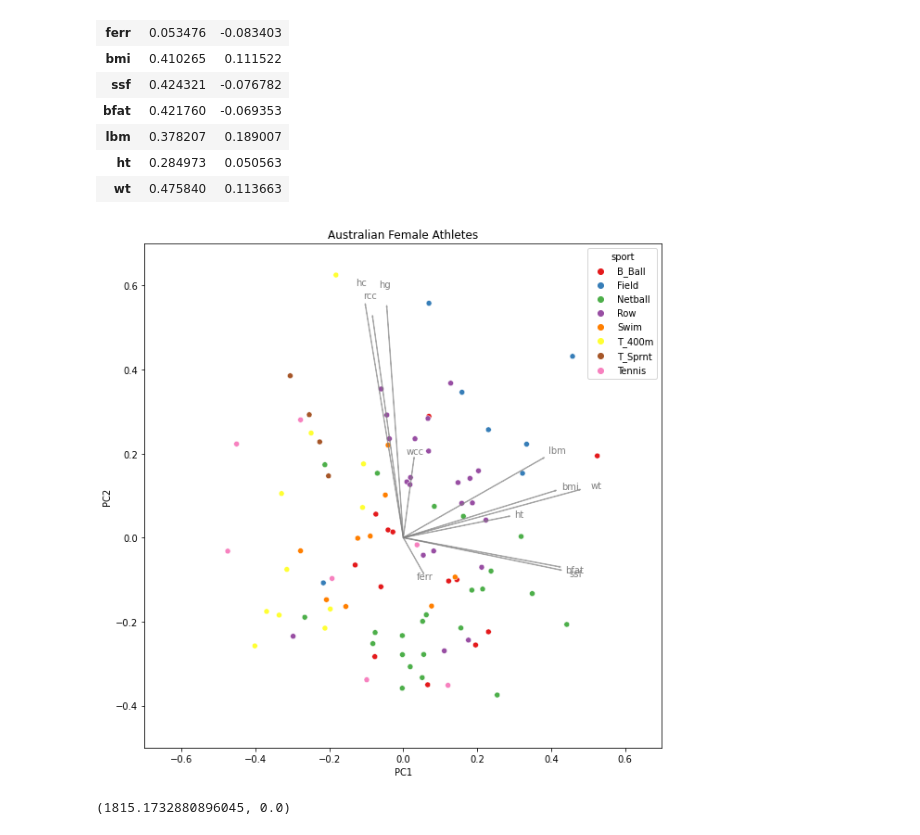
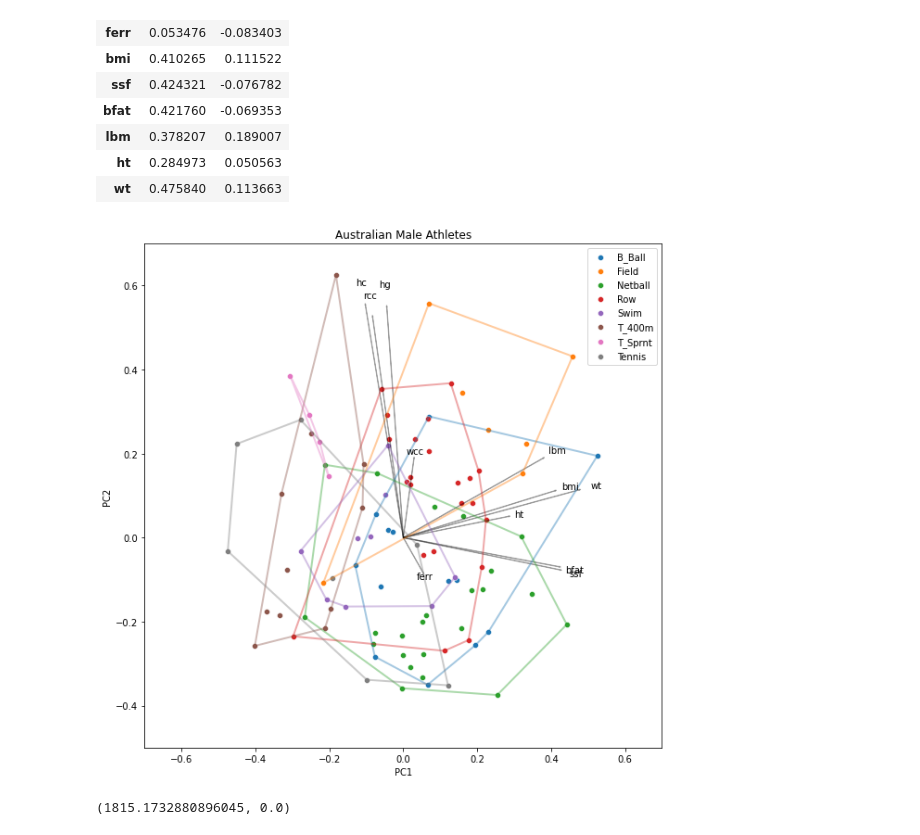
Before and after one commit to vinismachadoo/analise_de_cluster, a Jupyter notebook: analise_multivariada.ipynb, the cells around one changed output. Saved outputs shown, nothing was run; the diff lists cells and outputs as text; code cells hidden in the pictures.

Commit message:
convexhull nos graficos pca

```diff
--- a/analise_multivariada.ipynb
+++ b/analise_multivariada.ipynb
@@ -161,23 +162,29 @@ fem_data_pca_scores = pd.concat([pd.DataFrame(fem_data_pca_scores), atletas_femi
 # %%
 fig, ax = plt.subplots(figsize=(10,10))
 
-sns.scatterplot(x=fem_data_pca_scores[0]/(fem_data_pca_scores[0].max() - fem_data_pca_scores[0].min()),
-                y=fem_data_pca_scores[1]/(fem_data_pca_scores[1].max() - fem_data_pca_scores[1].min()),
-                data=fem_data_pca_scores, hue='sport', palette='Set1', ax=ax)
+fem_data_pca_scores['PC1'] = fem_data_pca_scores[0]/(fem_data_pca_scores[0].max() - fem_data_pca_scores[0].min())
+fem_data_pca_scores['PC2'] = fem_data_pca_scores[1]/(fem_data_pca_scores[1].max() - fem_data_pca_scores[1].min())
 
 for i,j in enumerate(fem_data.columns):
-  ax.arrow(0, 0, fem_data_pca_components[0][i], fem_data_pca_components[1][i], color='gray', alpha=0.6)
-  ax.text(fem_data_pca_components[0][i]*1.1, fem_data_pca_components[1][i]*1.1, j, color='gray', ha='center', va='center')
+  ax.arrow(0, 0, fem_data_pca_components[0][i], fem_data_pca_components[1][i], color='black', alpha=0.3, lw=1)
+  ax.text(fem_data_pca_components[0][i]*1.1, fem_data_pca_components[1][i]*1.1, j, color='black', ha='center', va='center')
+
+for name, group in fem_data_pca_scores.groupby('sport'):
+  sns.scatterplot(x='PC1', y='PC2', data=group, label=name, ax=ax)
+  points = group.drop(columns=[0,1,'sport']).values
+  hull = ConvexHull(points)
+  vertices = np.append(hull.vertices, hull.vertices[0])
+  ax.plot(points[vertices, 0], points[vertices, 1], alpha=0.4, lw=2)
 
 ax.set_xlim(-0.7,0.7)
 ax.set_ylim(-0.5,0.7)
 ax.set_xlabel('PC1')
 ax.set_ylabel('PC2')
-ax.set_title('Australian Female Athletes')
+ax.set_title('Australian Male Athletes')
 
 plt.show()
 # %% [output]
-[figure, old version]
+[figure, new version]
 # %%
 atletas_masculinos = df[df['sex'] == 'm'].reset_index(drop=True)
 # %%
```
Also changed, not shown: parts of 2 cells of this notebook.
